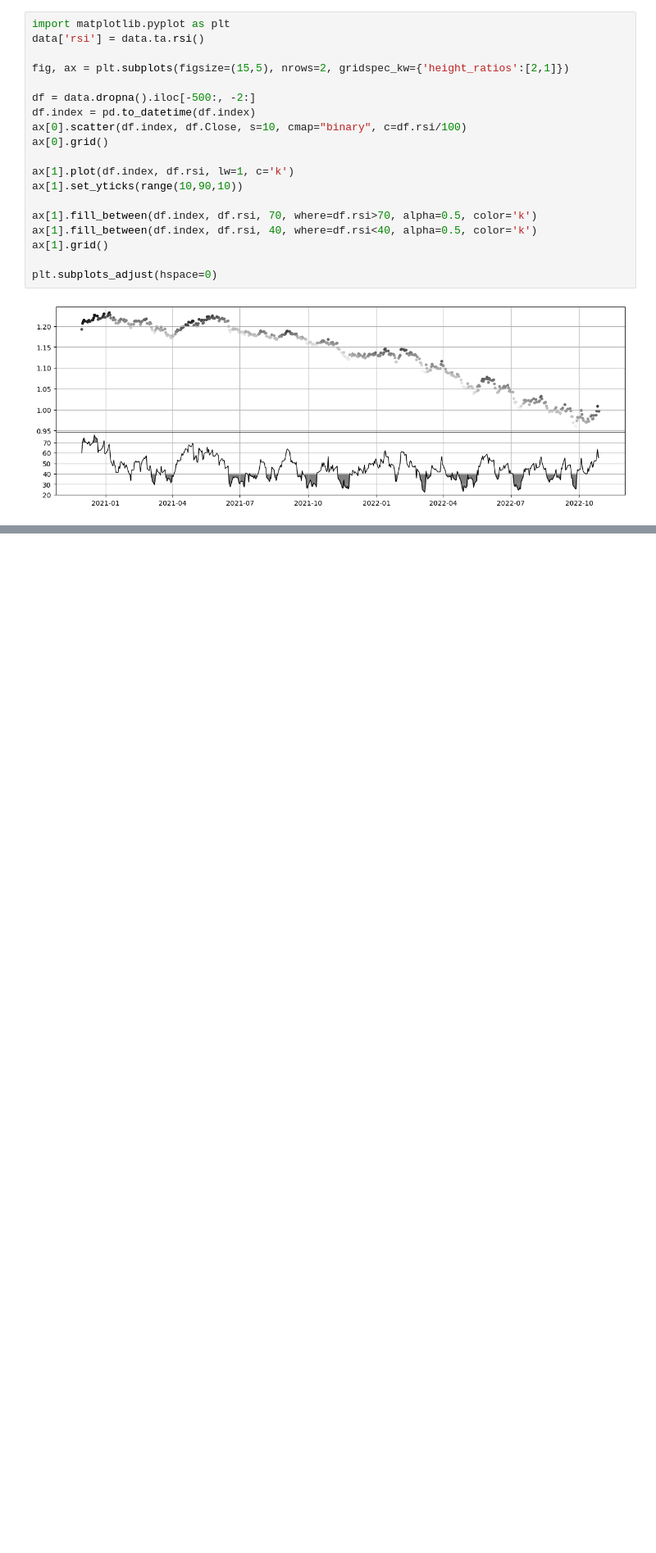
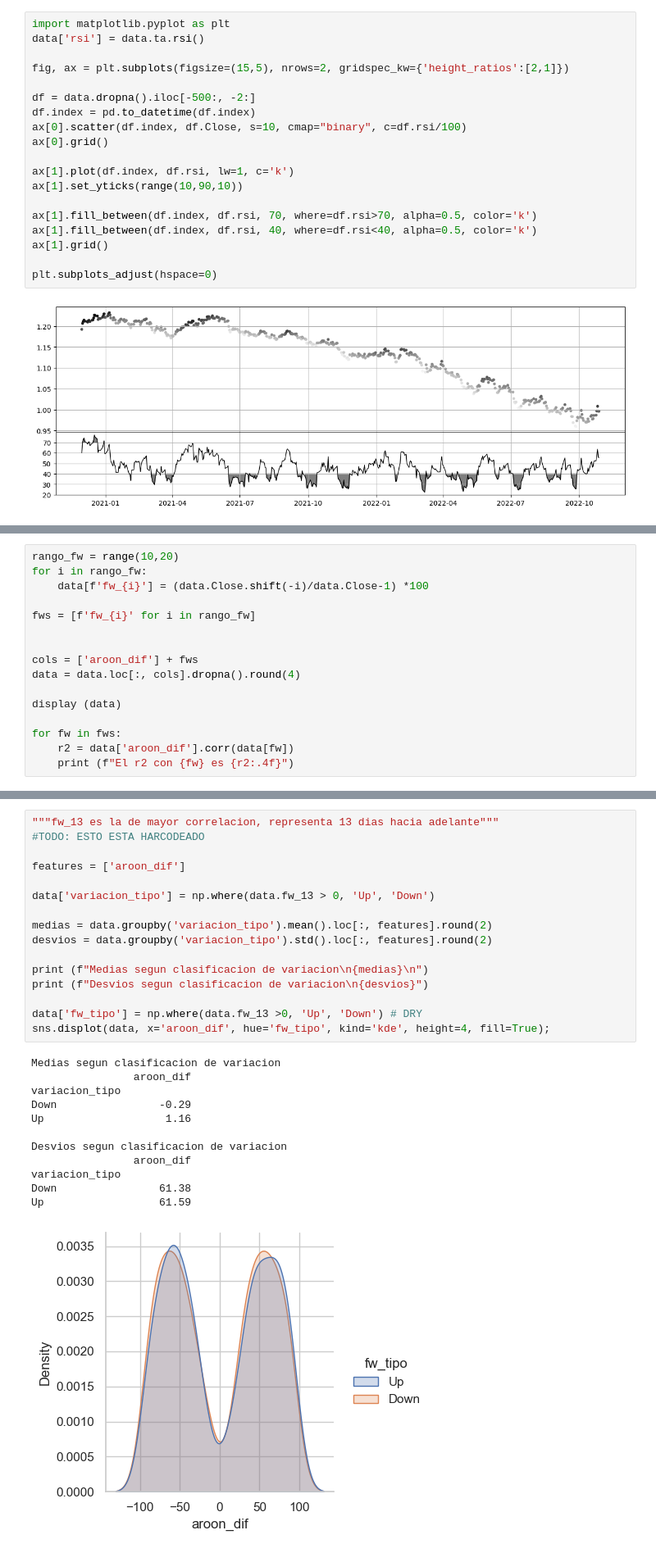
Before and after one commit to jackonedev/ZPRO_backtesting, a Jupyter notebook: quantitative_backtest-02.ipynb, the cells around one changed output, grey strips where cells are left out. Shown: that part at 82% size. Cells and saved outputs as stored; diff of their text form; blank space fills up the shorter version.

```diff
--- a/quantitative_backtest-02.ipynb
+++ b/quantitative_backtest-02.ipynb
@@ -215,0 +257,16 @@ Index(['2020-11-30', '2020-12-01', '2020-12-02', '2020-12-03', '2020-12-04',
+# %%
+rango_fw = range(10,20)
+for i in rango_fw:
+    data[f'fw_{i}'] = (data.Close.shift(-i)/data.Close-1) *100
+
+fws = [f'fw_{i}' for i in rango_fw]
+
+
+cols = ['aroon_dif'] + fws
+data = data.loc[:, cols].dropna().round(4)
+
+display (data)
+
+for fw in fws:
+    r2 = data['aroon_dif'].corr(data[fw])
+    print (f"El r2 con {fw} es {r2:.4f}")
@@ -215,0 +297,29 @@ Index(['2020-11-30', '2020-12-01', '2020-12-02', '2020-12-03', '2020-12-04',
+# %%
+"""fw_13 es la de mayor correlacion, representa 13 dias hacia adelante"""
+#TODO: ESTO ESTA HARCODEADO
+
+features = ['aroon_dif']
+
+data['variacion_tipo'] = np.where(data.fw_13 > 0, 'Up', 'Down')
+
+medias = data.groupby('variacion_tipo').mean().loc[:, features].round(2)
+desvios = data.groupby('variacion_tipo').std().loc[:, features].round(2)
+
+print (f"Medias segun clasificacion de variacion\n{medias}\n")
+print (f"Desvios segun clasificacion de variacion\n{desvios}")
+
+data['fw_tipo'] = np.where(data.fw_13 >0, 'Up', 'Down') # DRY
+sns.displot(data, x='aroon_dif', hue='fw_tipo', kind='kde', height=4, fill=True);
+# %% [output]
+Medias segun clasificacion de variacion
+                aroon_dif
+variacion_tipo
+Down                -0.29
+Up                   1.16
+
+Desvios segun clasificacion de variacion
+                aroon_dif
+variacion_tipo
+Down                61.38
+Up                  61.59
+[figure, added]
```
Also changed, not shown: parts of 13 cells of this notebook, 1 other file.
